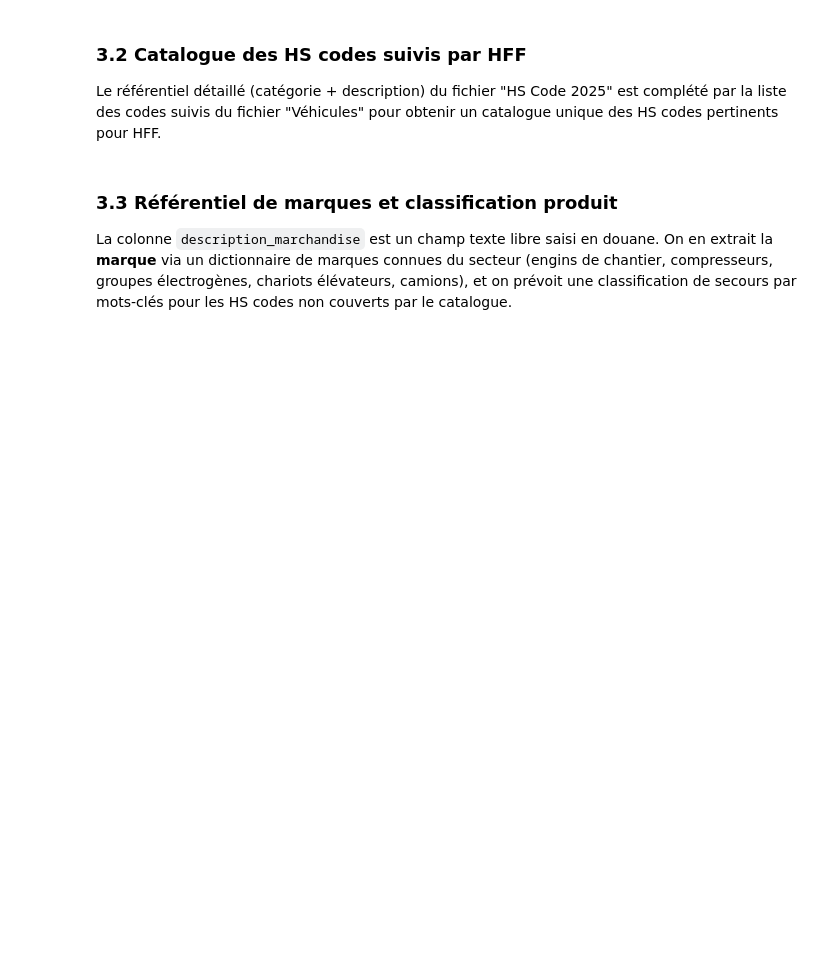
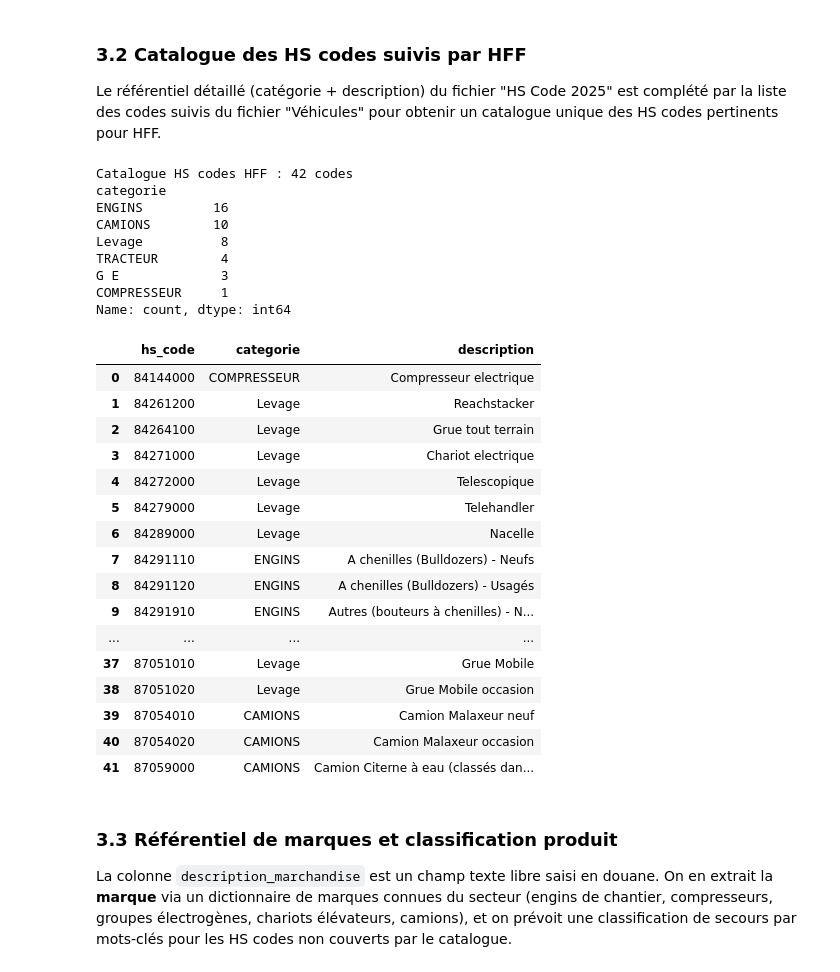
Before and after one commit to nassaigael/google_colab, a Jupyter notebook: Analyse_Positionnement_HFF.ipynb, the cells around one changed output. Drawn from its saved outputs; the diff is of its cells as text; code cells hidden in the pictures; blank space fills up the shorter version.

```diff
--- a/Analyse_Positionnement_HFF.ipynb
+++ b/Analyse_Positionnement_HFF.ipynb
@@ -162,22 +254,49 @@ pertinents pour HFF.
 # %%
 # Catalogue des HS codes suivis par HFF : fusion du référentiel détaillé (categorie/description)
 # et de la liste de codes suivis du fichier Véhicules (complète les codes manquants au référentiel).
 
 referentiel = raw_hs2025_referentiel.copy()
 referentiel["hs_code"] = referentiel["hs_code"].astype(str).str.zfill(8)
 referentiel = referentiel[["hs_code", "categorie", "description"]].drop_duplicates("hs_code")
 
 codes_suivis = raw_veh_codes_suivis.copy()
 codes_suivis["hs_code"] = codes_suivis["hs_code_suivi"].astype(str).str.zfill(8)
 codes_suivis = codes_suivis[["hs_code"]].drop_duplicates()
 
 catalogue_hff = codes_suivis.merge(referentiel, on="hs_code", how="outer")
 catalogue_hff["categorie"] = catalogue_hff["categorie"].fillna("NON CLASSE")
 catalogue_hff["description"] = catalogue_hff["description"].fillna("(description non référencée)")
 
 print("Catalogue HS codes HFF :", catalogue_hff.shape[0], "codes")
 print(catalogue_hff["categorie"].value_counts())
-catalogue_hff.head(10)
+catalogue_hff.head(80)
+# %% [output]
+Catalogue HS codes HFF : 42 codes
+categorie
+ENGINS         16
+CAMIONS        10
+Levage          8
+TRACTEUR        4
+G E             3
+COMPRESSEUR     1
+Name: count, dtype: int64
+|  | hs_code | categorie | description |
+| 0 | 84144000 | COMPRESSEUR | Compresseur electrique |
+| 1 | 84261200 | Levage | Reachstacker |
+| 2 | 84264100 | Levage | Grue tout terrain |
+| 3 | 84271000 | Levage | Chariot electrique |
+| 4 | 84272000 | Levage | Telescopique |
+| 5 | 84279000 | Levage | Telehandler |
+| 6 | 84289000 | Levage | Nacelle |
+| 7 | 84291110 | ENGINS | A chenilles (Bulldozers) - Neufs |
+| 8 | 84291120 | ENGINS | A chenilles (Bulldozers) - Usagés |
+| 9 | 84291910 | ENGINS | Autres (bouteurs à chenilles) - N... |
+| ... | ... | ... | ... |
+| 37 | 87051010 | Levage | Grue Mobile |
+| 38 | 87051020 | Levage | Grue Mobile occasion |
+| 39 | 87054010 | CAMIONS | Camion Malaxeur neuf |
+| 40 | 87054020 | CAMIONS | Camion Malaxeur occasion |
+| 41 | 87059000 | CAMIONS | Camion Citerne à eau (classés dan... |
 # %% [markdown]
 ### 3.3 Référentiel de marques et classification produit
 
```
Also changed, not shown: parts of 23 cells of this notebook.
